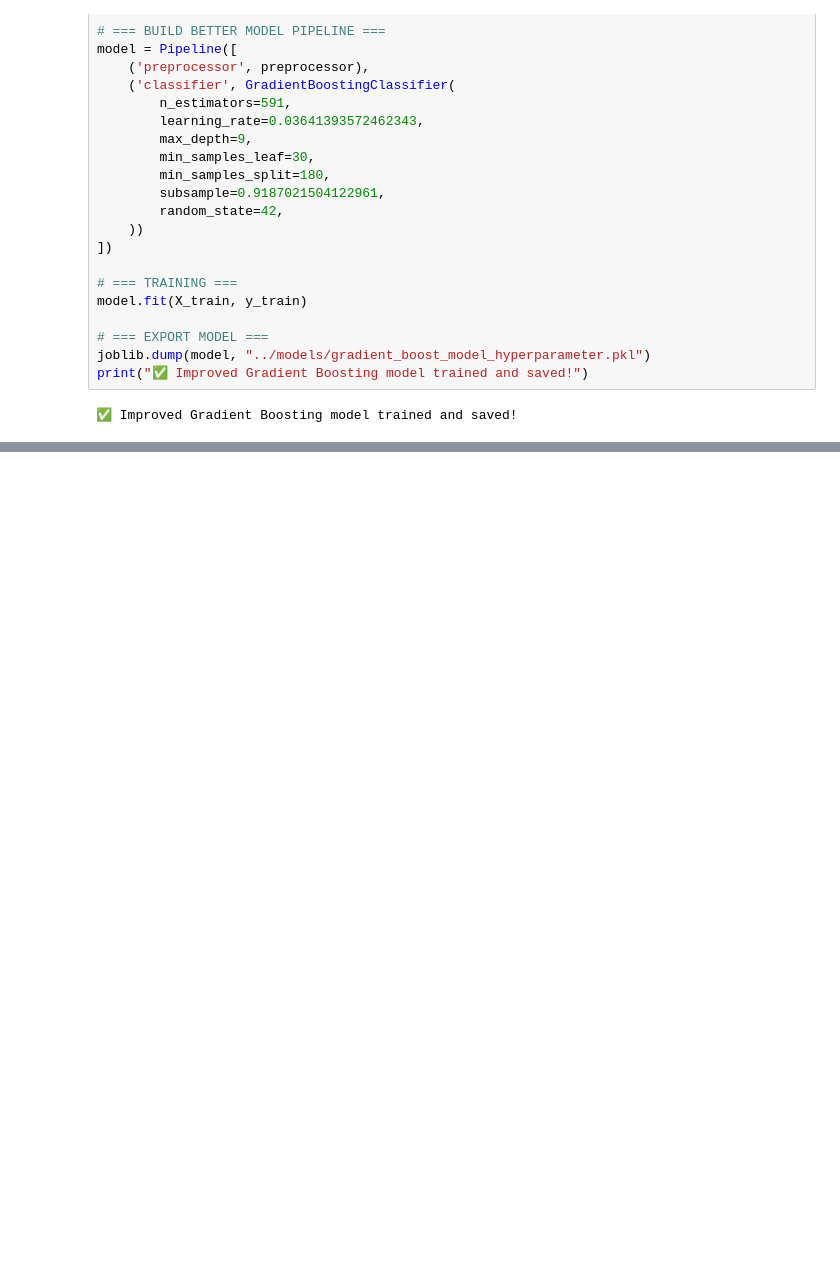
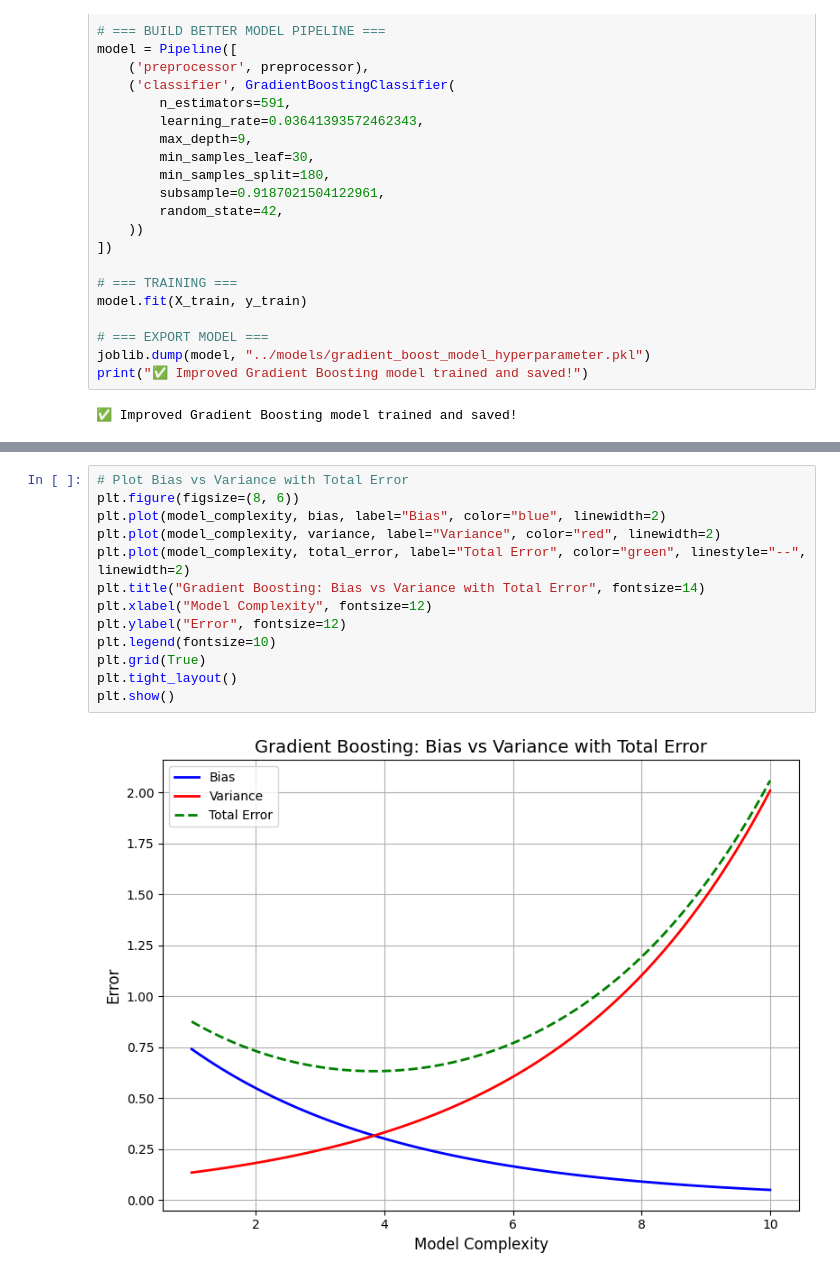
Before and after one commit to Laernos/Insurance_Renewal_Prediction, a Jupyter notebook: model_codes/gradient_boost_model_hyperparameter.ipynb, the cells around one changed output, grey strips where cells are left out. Cells and saved outputs as stored; diff of their text form; blank space fills up the shorter version.

```diff
--- a/model_codes/gradient_boost_model_hyperparameter.ipynb
+++ b/model_codes/gradient_boost_model_hyperparameter.ipynb
@@ -110,0 +137,15 @@ weighted avg       0.90      0.90      0.89     21111
+# %%
+# Plot Bias vs Variance with Total Error
+plt.figure(figsize=(8, 6))
+plt.plot(model_complexity, bias, label="Bias", color="blue", linewidth=2)
+plt.plot(model_complexity, variance, label="Variance", color="red", linewidth=2)
+plt.plot(model_complexity, total_error, label="Total Error", color="green", linestyle="--", linewidth=2)
+plt.title("Gradient Boosting: Bias vs Variance with Total Error", fontsize=14)
+plt.xlabel("Model Complexity", fontsize=12)
+plt.ylabel("Error", fontsize=12)
+plt.legend(fontsize=10)
+plt.grid(True)
+plt.tight_layout()
+plt.show()
+# %% [output]
+[figure, added]
```
Also changed, not shown: parts of 5 cells of this notebook, 3 other files.
